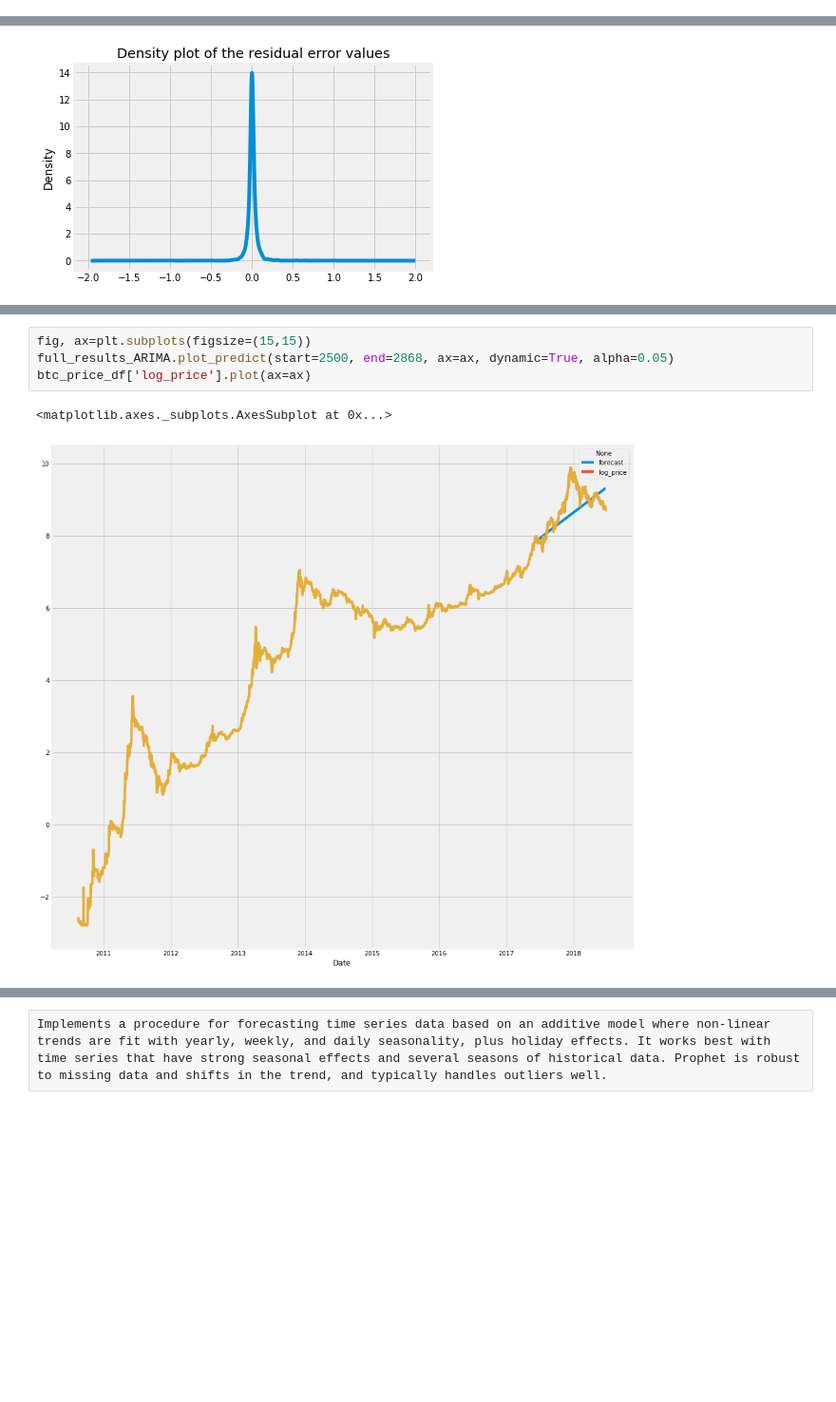
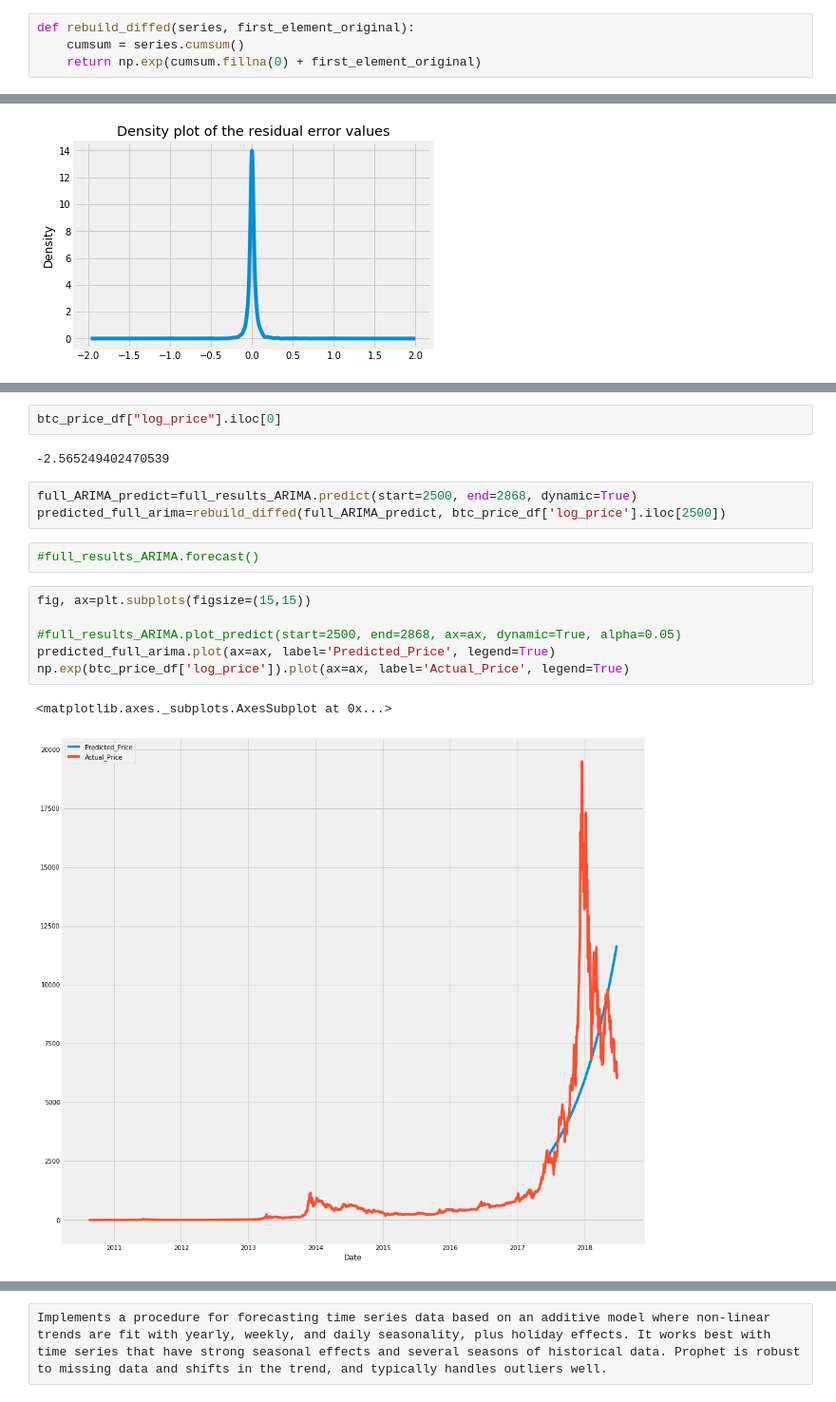
Before and after one commit to DEREJEGETU/Predicting-Bitcoin-Prices, a Jupyter notebook: Predicting BTC Price.ipynb, the cells around one changed output, grey strips where cells are left out. Shown at 95% size. Drawn from its saved outputs; the diff is of its cells as text; blank space fills up the shorter version.

```diff
--- a/Predicting BTC Price.ipynb
+++ b/Predicting BTC Price.ipynb
@@ -841,5 +728,9 @@ plt.title('Density plot of the residual error values')
 # %% [output]
 Text(0.5,1,'Density plot of the residual error values')
 [figure]
+# %%
+def rebuild_diffed(series, first_element_original):
+    cumsum = series.cumsum()
+    return np.exp(cumsum.fillna(0) + first_element_original)
 # %%
 fitted_AR=pd.Series(results_AR.fittedvalues, copy=True)
@@ -1145,7 +937,18 @@ Text(0.5,1,'RMSE: 1884.3153')
+# %%
+btc_price_df["log_price"].iloc[0]
+# %% [output]
+-2.565249402470539
+# %%
+full_ARIMA_predict=full_results_ARIMA.predict(start=2500, end=2868, dynamic=True)
+predicted_full_arima=rebuild_diffed(full_ARIMA_predict, btc_price_df['log_price'].iloc[2500])
+# %%
+#full_results_ARIMA.forecast()
 # %%
 fig, ax=plt.subplots(figsize=(15,15))
-full_results_ARIMA.plot_predict(start=2500, end=2868, ax=ax, dynamic=True, alpha=0.05)
-btc_price_df['log_price'].plot(ax=ax)
+
+#full_results_ARIMA.plot_predict(start=2500, end=2868, ax=ax, dynamic=True, alpha=0.05)
+predicted_full_arima.plot(ax=ax, label='Predicted_Price', legend=True)
+np.exp(btc_price_df['log_price']).plot(ax=ax, label='Actual_Price', legend=True)
 # %% [output]
 <matplotlib.axes._subplots.AxesSubplot at 0x...>
-[figure, old version]
+[figure, new version]
```
Also changed, not shown: parts of 151 cells of this notebook.
